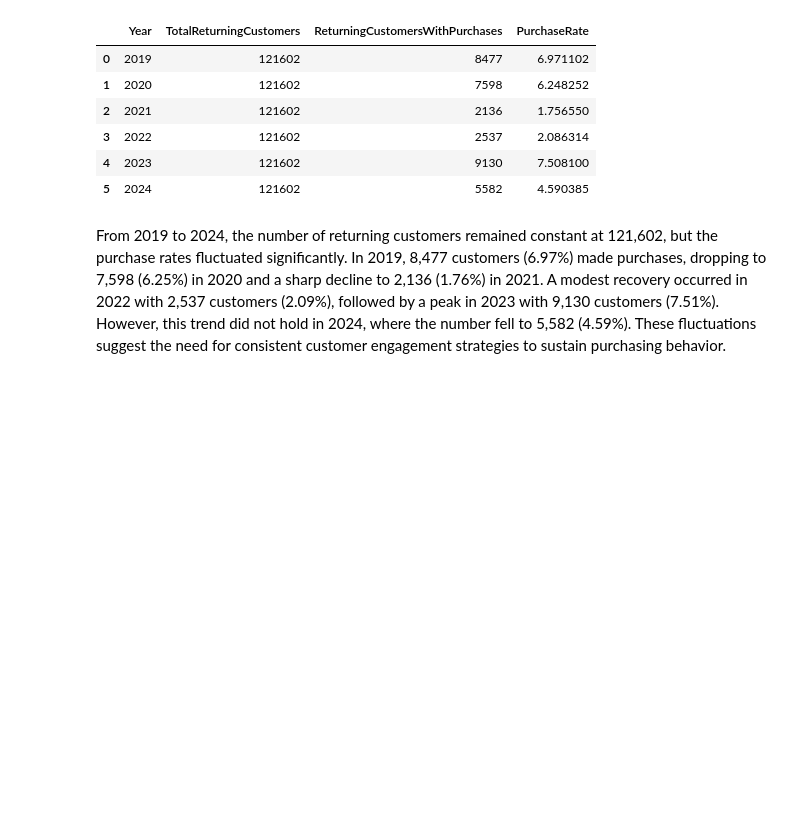
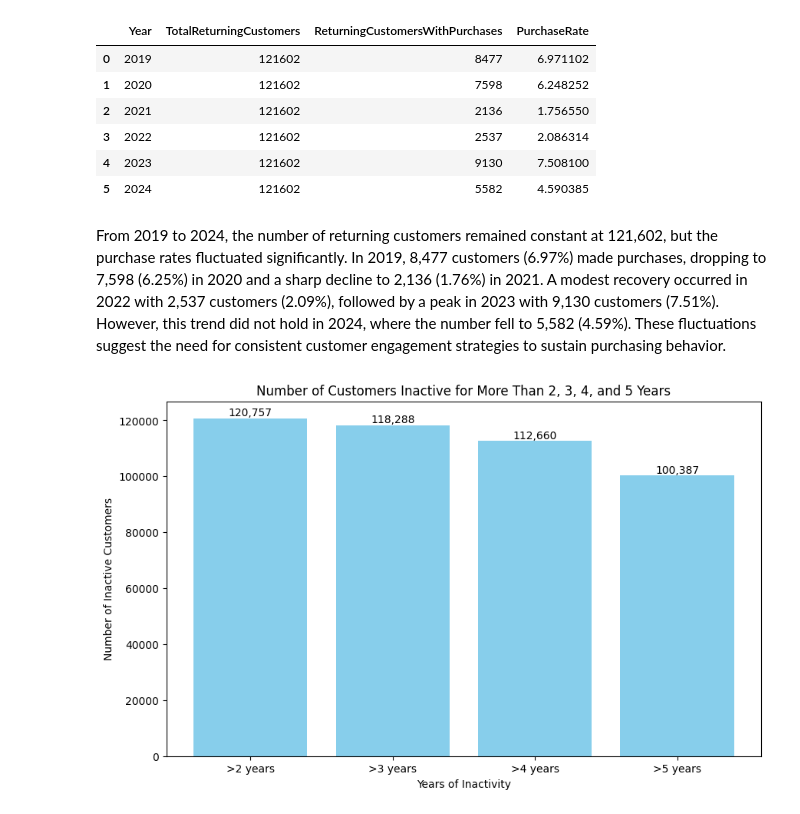
Before and after one commit to Rachel-you/crystal_synergy, a Jupyter notebook: retention_analysis/retention_v1.ipynb, the cells around one changed output. Drawn from its saved outputs; the diff is of its cells as text; code cells hidden in the pictures; blank space fills up the shorter version.

```diff
--- a/retention_analysis/retention_v1.ipynb
+++ b/retention_analysis/retention_v1.ipynb
@@ -80,3 +80,34 @@ combined_retention_data
 | 5 | 2024 | 121602 | 5582 | 4.590385 |
 # %% [markdown]
 From 2019 to 2024, the number of returning customers remained constant at 121,602, but the purchase rates fluctuated significantly. In 2019, 8,477 customers (6.97%) made purchases, dropping to 7,598 (6.25%) in 2020 and a sharp decline to 2,136 (1.76%) in 2021. A modest recovery occurred in 2022 with 2,537 customers (2.09%), followed by a peak in 2023 with 9,130 customers (7.51%). However, this trend did not hold in 2024, where the number fell to 5,582 (4.59%). These fluctuations suggest the need for consistent customer engagement strategies to sustain purchasing behavior.
+# %%
+import pandas as pd
+import matplotlib.pyplot as plt
+
+# Group by account number and aggregate to count the number of zero-sales years per customer
+inactivity_counts = data.groupby('C1AccountNo').apply(lambda x: (x['total_sales'] == 0).sum())
+
+# Determine the number of customers with more than 2, 3, 4, and 5 years of inactivity
+inactive_more_than_2_years = inactivity_counts[inactivity_counts > 2].count()
+inactive_more_than_3_years = inactivity_counts[inactivity_counts > 3].count()
+inactive_more_than_4_years = inactivity_counts[inactivity_counts > 4].count()
+inactive_more_than_5_years = inactivity_counts[inactivity_counts > 5].count()
+
+# Data for visualization
+years_of_inactivity = ['>2 years', '>3 years', '>4 years', '>5 years']
+numbers_of_customers = [inactive_more_than_2_years, inactive_more_than_3_years, inactive_more_than_4_years, inactive_more_than_5_years]
+# Enhancing the bar chart with specific numbers above each bar
+plt.figure(figsize=(10, 6))
+bars = plt.bar(years_of_inactivity, numbers_of_customers, color='skyblue')
+
+# Adding the text labels above the bars
+for bar in bars:
+    yval = bar.get_height()
+    plt.text(bar.get_x() + bar.get_width()/2, yval + 0.5, f'{yval:,}', ha='center', va='bottom')
+
+plt.xlabel('Years of Inactivity')
+plt.ylabel('Number of Inactive Customers')
+plt.title('Number of Customers Inactive for More Than 2, 3, 4, and 5 Years')
+plt.show()
+# %% [output]
+[figure, added]
```
Also changed, not shown: parts of 2 cells of this notebook, 1 other file.
